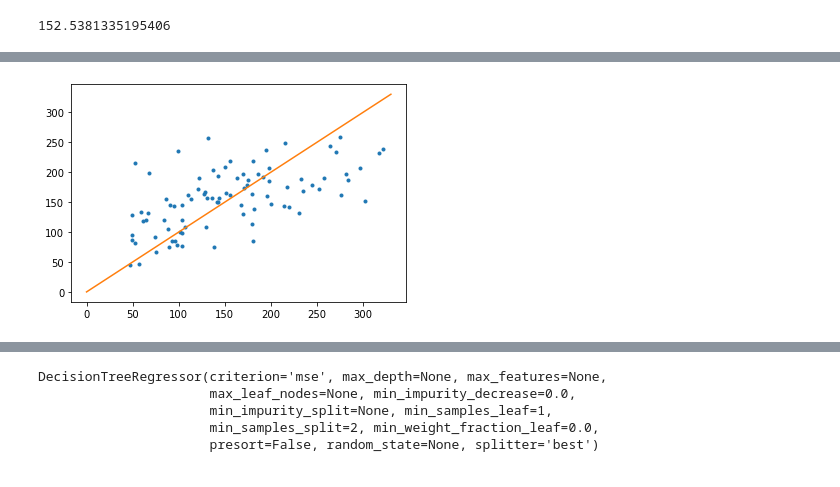
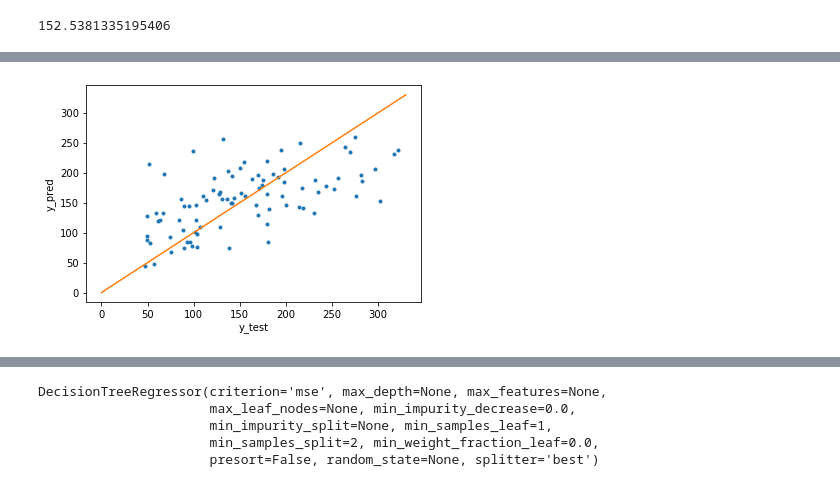
Before and after one commit to nzahans/Tutorials_ASEFall19, a Jupyter notebook: sklearn/tutorial.ipynb, the cells around one changed output, grey strips where cells are left out. Saved outputs shown, nothing was run; the diff lists cells and outputs as text; code cells hidden in the pictures.

```diff
--- a/sklearn/tutorial.ipynb
+++ b/sklearn/tutorial.ipynb
@@ -459,15 +518,17 @@ array([238.47145247, 248.93170646, 164.05404165, 120.30794355,
 # %%
 # plot prediction and actual data
 y_pred = model.predict(X_test)
 plt.plot(y_test, y_pred, '.')
 
 # plot a line, a perfit predict would all fall on this line
-x = np.linspace(0, 330, 100)
+x = np.linspace(0, 330)
 y = x
 plt.plot(x, y)
+plt.xlabel("y_test")
+plt.ylabel("y_pred")
 plt.show()
 # %% [output]
-[figure, old version]
+[figure, new version]
 # %% [markdown]
 **Regression Decision Tree**
 
```
Also changed, not shown: parts of 24 cells of this notebook, 1 other file.
